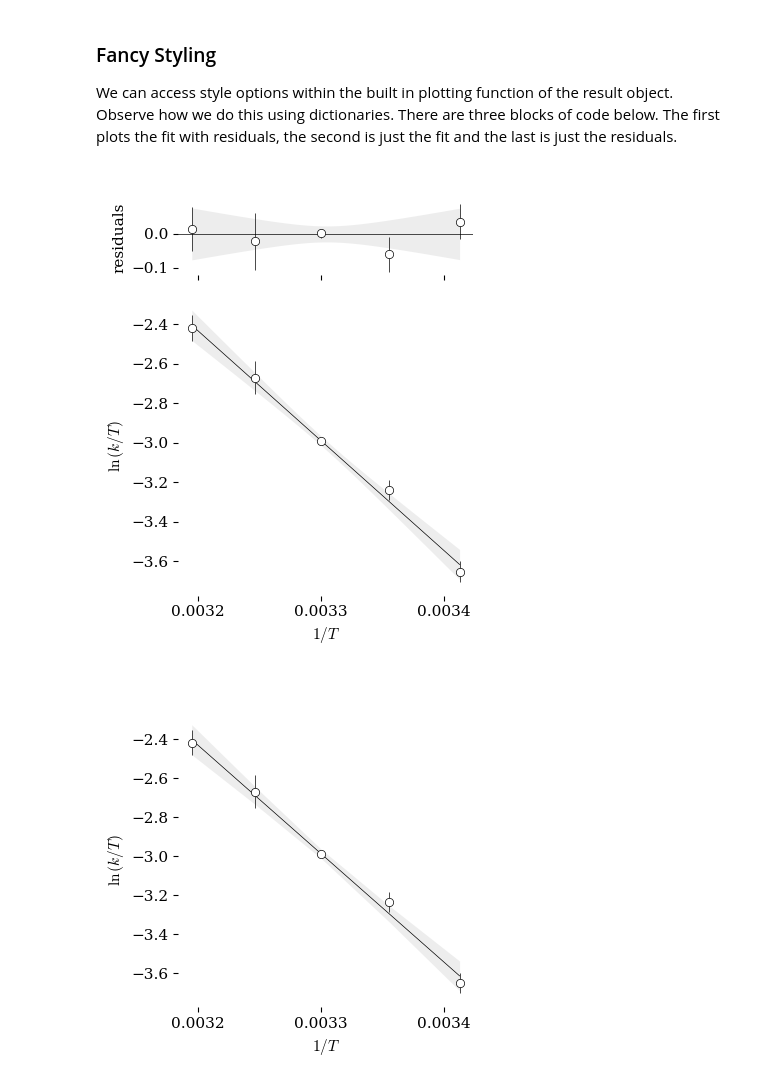
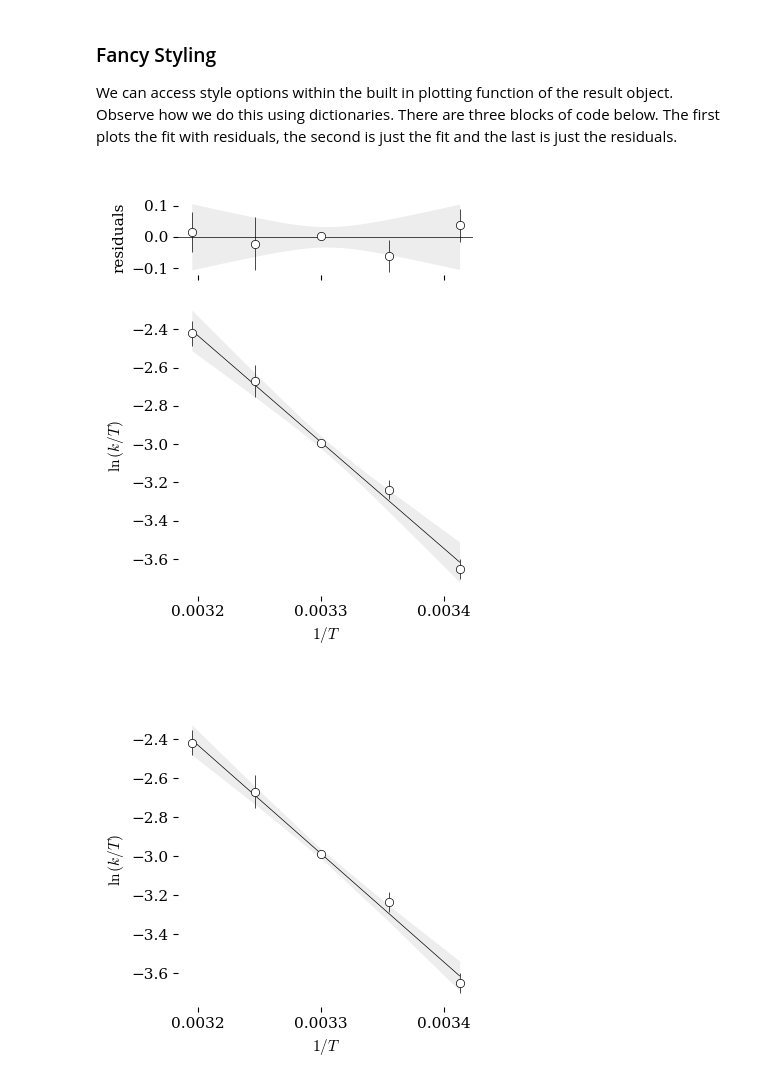
Before and after one commit to blinkletter/PythonPresentation, a Jupyter notebook: 03C-Eyring_Exercises_3_LMfit.ipynb, the cells around one changed output. Drawn from its saved outputs; the diff is of its cells as text; code cells hidden in the pictures.

```diff
--- a/03C-Eyring_Exercises_3_LMfit.ipynb
+++ b/03C-Eyring_Exercises_3_LMfit.ipynb
@@ -29,10 +29,10 @@ from uncertainties import unumpy as unp  # a replacement for numpy
 
 ### Set global variables
 
-#location_data = "data/"         ## Use either local folder or github folder.
-#location_styles = "styles/"     ## Use github locations for Colab
-location_data = "https://raw.githubusercontent.com/blinkletter/PythonPresentation/main/data/"
-location_styles = "https://raw.githubusercontent.com/blinkletter/PythonPresentation/main/styles/"
+location_data = "data/"         ## Use either local folder or github folder.
+location_styles = "styles/"     ## Use github locations for Colab
+#location_data = "https://raw.githubusercontent.com/blinkletter/PythonPresentation/main/data/"
+#location_styles = "https://raw.githubusercontent.com/blinkletter/PythonPresentation/main/styles/"
 
 plt.rcdefaults()
 
@@ -215,37 +214,37 @@ result.plot(fig = fig,
                        "markerfacecolor": "white", "markeredgecolor":"black",
                        "markeredgewidth":0.5, "zorder":3},
             fit_kws ={"linewidth": 0.5, "zorder":2},
             ax_res_kws = {},   # 'kws' is 'keyword styles'
             ax_fit_kws = {},
             )
 
 ax = fig.axes   # get the axes from the plot (there are two in a list)
 
 ax[1].set_xticks([0.0032,0.0033,0.0034]) # These will be the ticks for both axes
 
 ### Confidence band
 sigma = 2
 
 x_0 = np.linspace(np.min(x), np.max(x), 100)
 y_0 = result.eval(x=x_0)
 dely = result.eval_uncertainty(x=x)
-dely_0 = result.eval_uncertainty(x=x_0)
+dely_0 = result.eval_uncertainty(x=x_0, sigma=sigma)
 
-ax[1].fill_between(x_0, y_0-sigma*dely_0, y_0+sigma*dely_0,
+ax[1].fill_between(x_0, y_0-dely_0, y_0+dely_0,
                    linewidth=0, color='lightgray', alpha = 0.4, zorder=1
                    )
-ax[0].fill_between(x_0, -sigma*dely_0, sigma*dely_0,
+ax[0].fill_between(x_0, -dely_0, dely_0,
                    linewidth=0, color='lightgray', alpha = 0.4, zorder=1
                    )
 
 ### do not show legend
 #fig.legend([])
 ax[1].legend([])      # blank legend
 
 plt.savefig("plots/3C-03.pdf")
 plt.show()
 # %% [output]
-[figure, old version]
+[figure, new version]
 # %%
 sigma = 2
 
```
Also changed, not shown: parts of 7 cells of this notebook, 16 other files.
